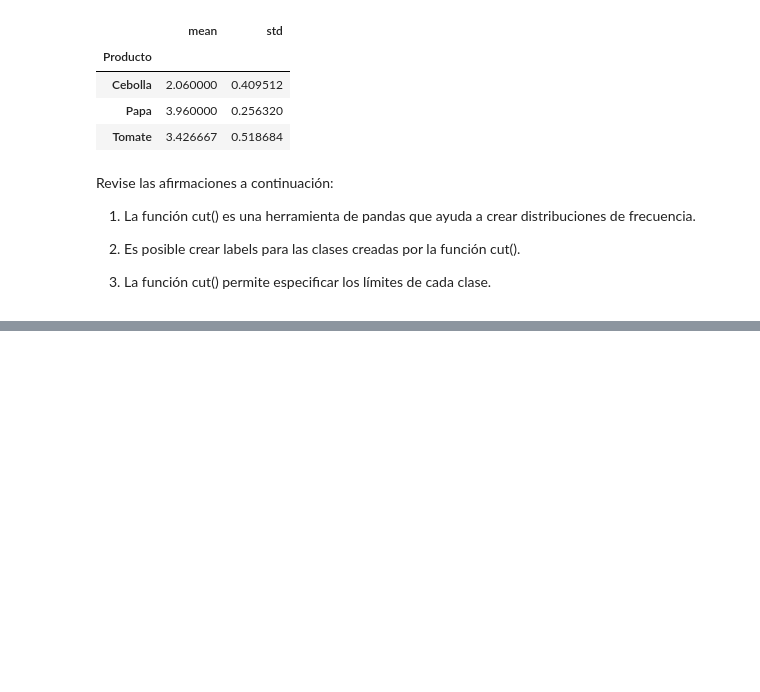
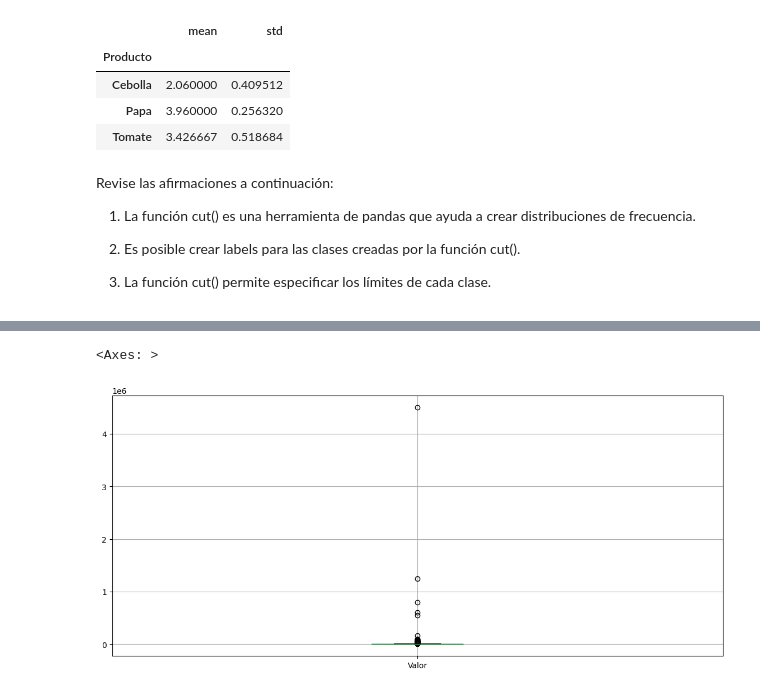
Before and after one commit to Tushima437/python, a Jupyter notebook: Python Pandas Tratamiento y análisis de datos.ipynb, the cells around one changed output, grey strips where cells are left out. Saved outputs shown, nothing was run; the diff lists cells and outputs as text; code cells hidden in the pictures; blank space fills up the shorter version.

Commit message:
Terminando Python Pandas: Tratamiento y análisis de datos

```diff
--- a/Python Pandas Tratamiento y análisis de datos.ipynb
+++ b/Python Pandas Tratamiento y análisis de datos.ipynb
@@ -2489,0 +2493,7 @@ Revise las afirmaciones a continuación:
+# %%
+%matplotlib inline
+import pandas as pd
+import matplotlib.pyplot as plt
+plt.rc('figure', figsize = (14, 6))
+# %%
+datos = pd.read_csv('alquiler_residencial.csv', sep=';')
@@ -2489,0 +2517,7 @@ Revise las afirmaciones a continuación:
+# %%
+datos.boxplot(['Valor'])
+##se ve la concentracion y puntos mas lejos esos son los outliers
+#al estar al le6 son 1m 2m 3m las lineas
+# %% [output]
+<Axes: >
+[figure, added]
```
Also changed, not shown: parts of 73 cells of this notebook.
